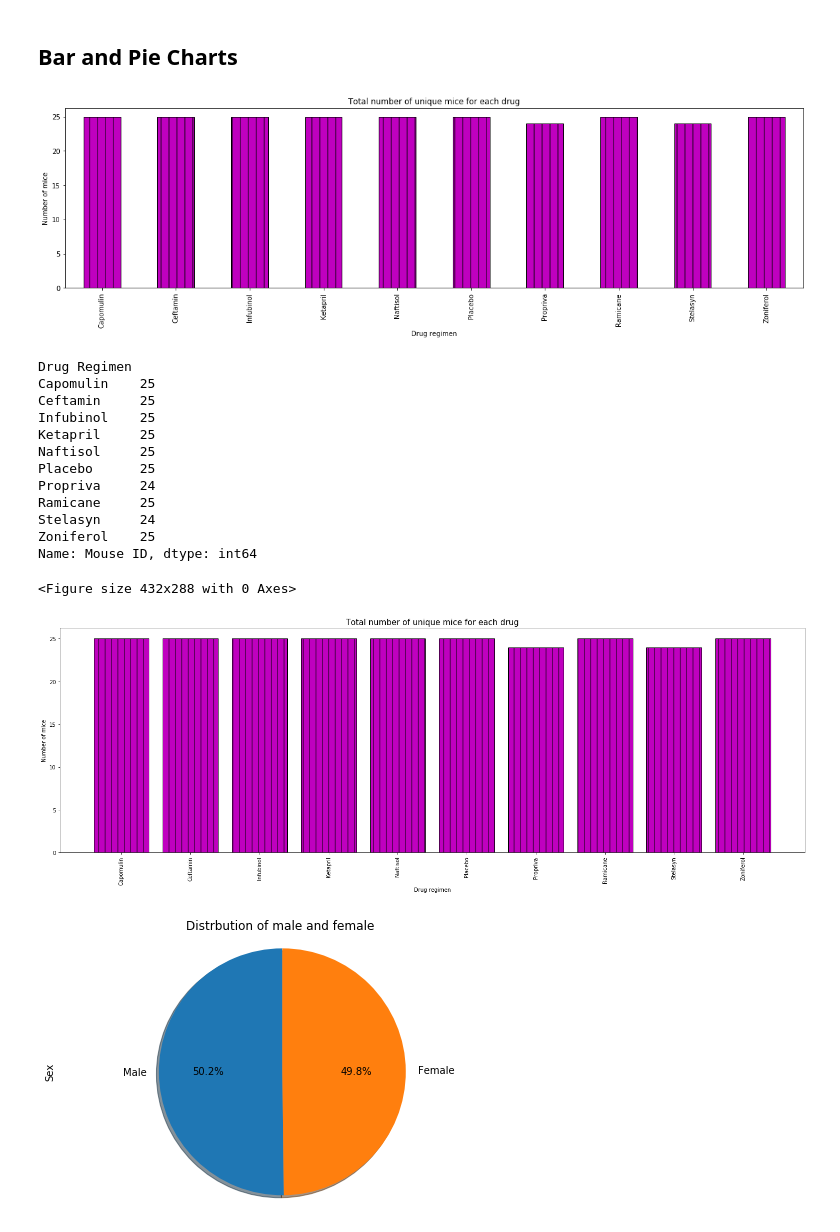
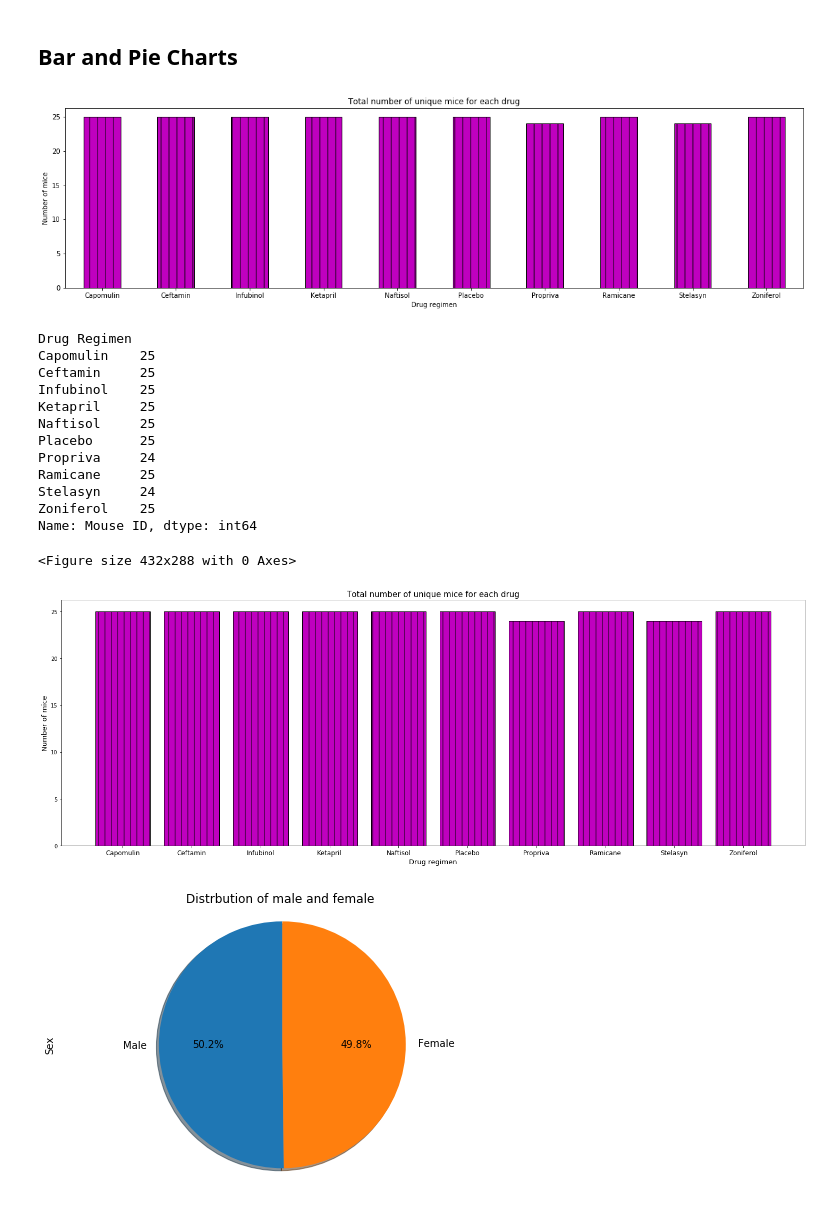
Before and after one commit to HaifaNajdawi/Matplotlib_The_power_of_plot, a Jupyter notebook: Pymaceuticals/pymaceuticals_starter.ipynb, the cells around one changed output. Drawn from its saved outputs; the diff is of its cells as text; code cells hidden in the pictures.

```diff
--- a/Pymaceuticals/pymaceuticals_starter.ipynb
+++ b/Pymaceuticals/pymaceuticals_starter.ipynb
@@ -134,15 +134,15 @@ sammary_single_line.head(12)
 # %%
 # Generate a bar plot showing the total number of measurements taken on each drug regimen using pandas.
 mouse_id = regimen_group["Mouse ID"].nunique()
-drug_chart = mouse_id.plot(kind="bar", title="Total number of unique mice for each drug",color="m",edgecolor="k",hatch='|',figsize=(20,5))
+drug_chart = mouse_id.plot(kind="bar", title="Total number of unique mice for each drug",color="m",edgecolor="k",hatch='|',figsize=(20,5),rot=0)
 drug_chart.set_xlabel("Drug regimen")
 drug_chart.set_ylabel("Number of mice")
 
 plt.show()
 plt.tight_layout()
 mouse_id
 # %% [output]
-[figure, old version]
+[figure, new version]
 Drug Regimen
 Capomulin    25
 Ceftamin     25
@@ -164,14 +164,14 @@ plt.figure(figsize=(20,7))
 x_axis = np.arange(len(regimen_group))
 tick_locations = [value for value in x_axis]
 plt.bar(x_axis,mouse_id, color='m', edgecolor="k",hatch='|')
-plt.xticks(tick_locations,label, rotation="vertical")
+plt.xticks(tick_locations,label, rotation="horizontal",fontsize=12)
 plt.tight_layout()
 plt.title("Total number of unique mice for each drug",fontsize=15)
-plt.xlabel("Drug regimen")
-plt.ylabel("Number of mice")
+plt.xlabel("Drug regimen",fontsize=13)
+plt.ylabel("Number of mice",fontsize=13)
 plt.show()
 # %% [output]
-[figure, old version]
+[figure, new version]
 # %%
 # Generate a pie plot showing the distribution of female versus male mice using pandas
 sex_of_mice=mouse_metadata["Sex"].value_counts()
```
Also changed, not shown: parts of 4 cells of this notebook.
